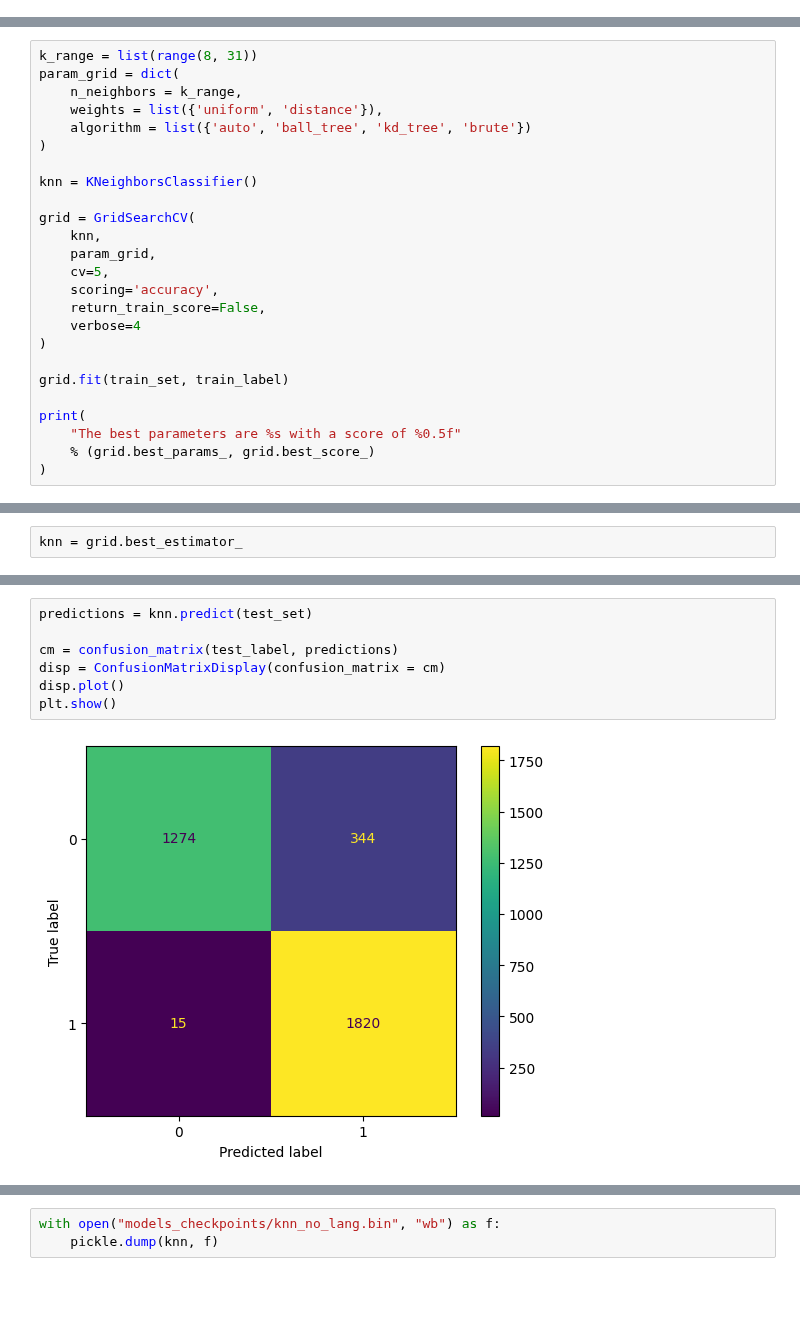
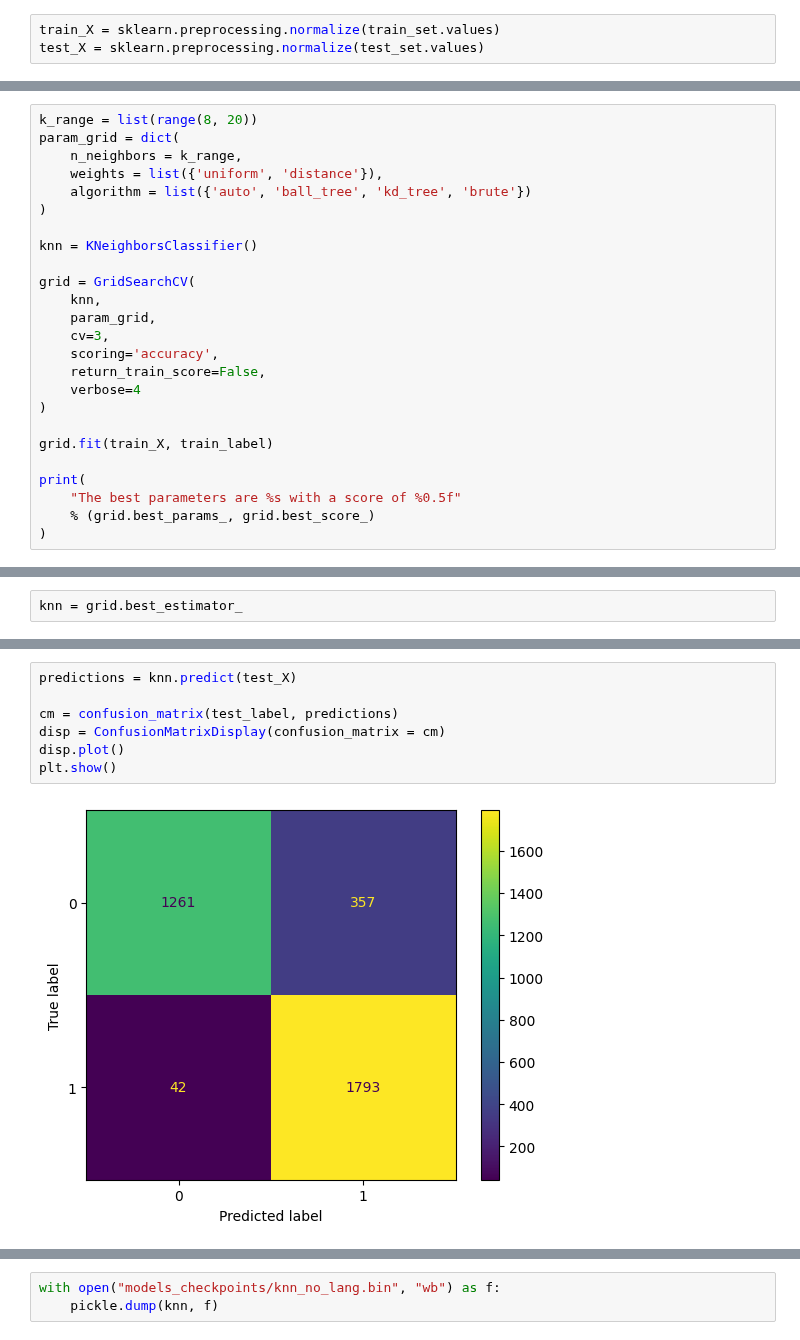
Before and after one commit to Andrew-Wyn/Data_Mining_22_23, a Jupyter notebook: knn_classification.ipynb, the cells around one changed output, grey strips where cells are left out. Drawn from its saved outputs; the diff is of its cells as text; blank space fills up the shorter version.

```diff
--- a/knn_classification.ipynb
+++ b/knn_classification.ipynb
@@ -208,2 +214,5 @@ train_set.head()
+# %%
+train_X = sklearn.preprocessing.normalize(train_set.values)
+test_X = sklearn.preprocessing.normalize(test_set.values)
 # %%
 pca = PCA(n_components=2)
@@ -214,5 +220,5 @@ test_set = preprocessing.normalize(test_set)
 # %%
-k_range = list(range(8, 31))
+k_range = list(range(8, 20))
 param_grid = dict(
     n_neighbors = k_range,
     weights = list({'uniform', 'distance'}),
@@ -224,13 +230,13 @@ knn = KNeighborsClassifier()
 grid = GridSearchCV(
     knn,
     param_grid,
-    cv=5,
+    cv=3,
     scoring='accuracy',
     return_train_score=False,
     verbose=4
 )
 
-grid.fit(train_set, train_label)
+grid.fit(train_X, train_label)
 
 print(
     "The best parameters are %s with a score of %0.5f"
@@ -294,10 +300,10 @@ Test score  0.8852886405959032
 Train score  1.0
 # %%
-predictions = knn.predict(test_set)
+predictions = knn.predict(test_X)
 
 cm = confusion_matrix(test_label, predictions)
 disp = ConfusionMatrixDisplay(confusion_matrix = cm)
 disp.plot()
 plt.show()
 # %% [output]
-[figure, old version]
+[figure, new version]
```
Also changed, not shown: parts of 25 cells of this notebook, 5 other files.
